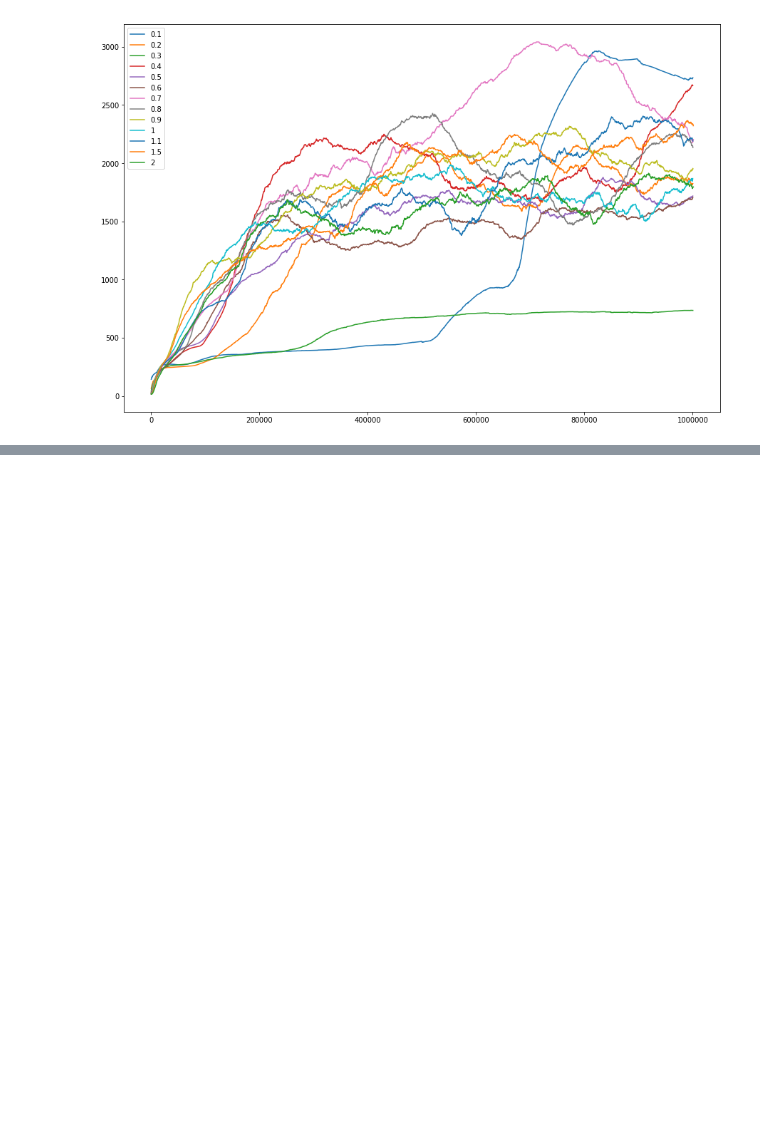
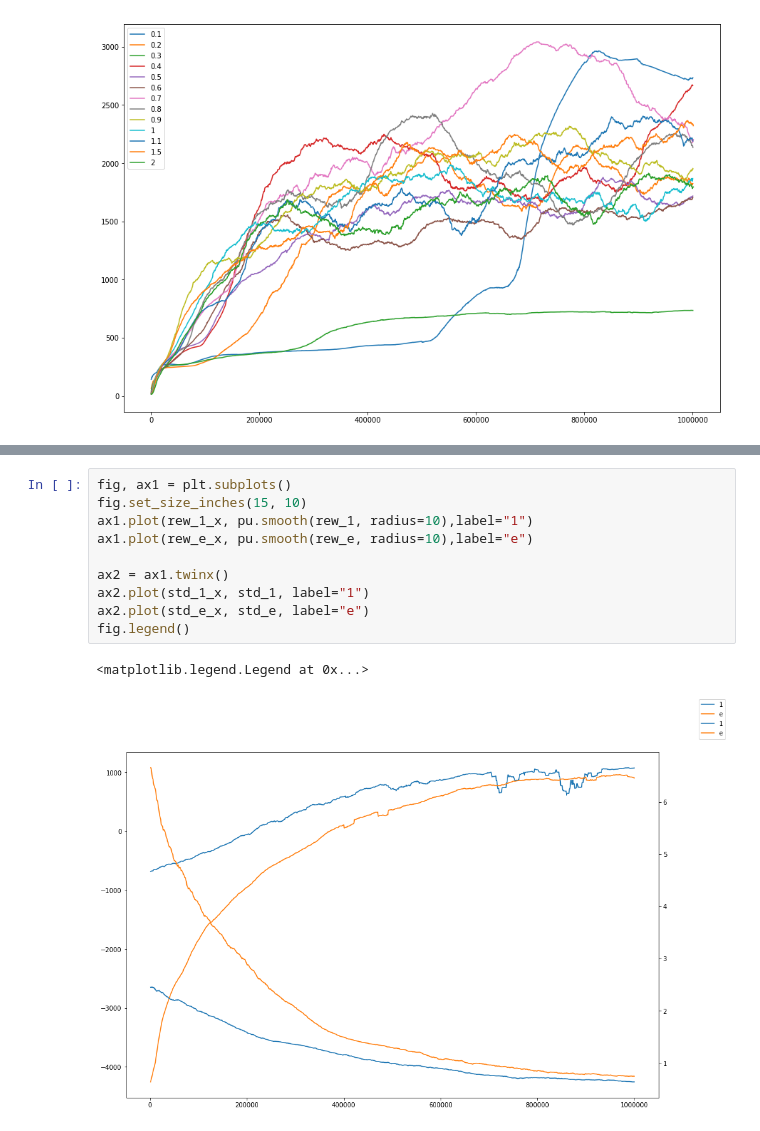
Before and after one commit to guiguiguiguigui/baselines, a Jupyter notebook: variances.ipynb, the cells around one changed output, grey strips where cells are left out. Drawn from its saved outputs; the diff is of its cells as text; blank space fills up the shorter version.

```diff
--- a/variances.ipynb
+++ b/variances.ipynb
@@ -57,0 +105,13 @@ plt.legend()
+# %%
+fig, ax1 = plt.subplots()
+fig.set_size_inches(15, 10)
+ax1.plot(rew_1_x, pu.smooth(rew_1, radius=10),label="1")
+ax1.plot(rew_e_x, pu.smooth(rew_e, radius=10),label="e")
+
+ax2 = ax1.twinx()
+ax2.plot(std_1_x, std_1, label="1")
+ax2.plot(std_e_x, std_e, label="e")
+fig.legend()
+# %% [output]
+<matplotlib.legend.Legend at 0x...>
+[figure, added]
```
Also changed, not shown: parts of 15 cells of this notebook, 45 other files.
